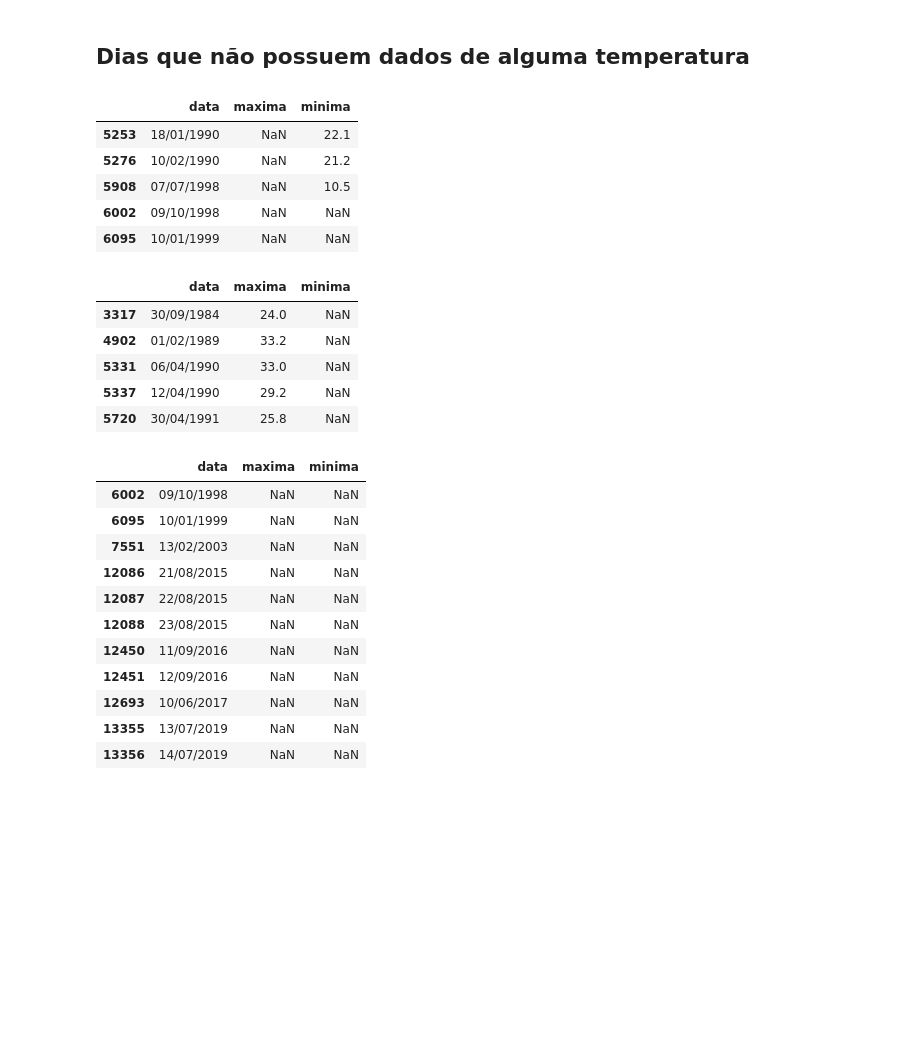
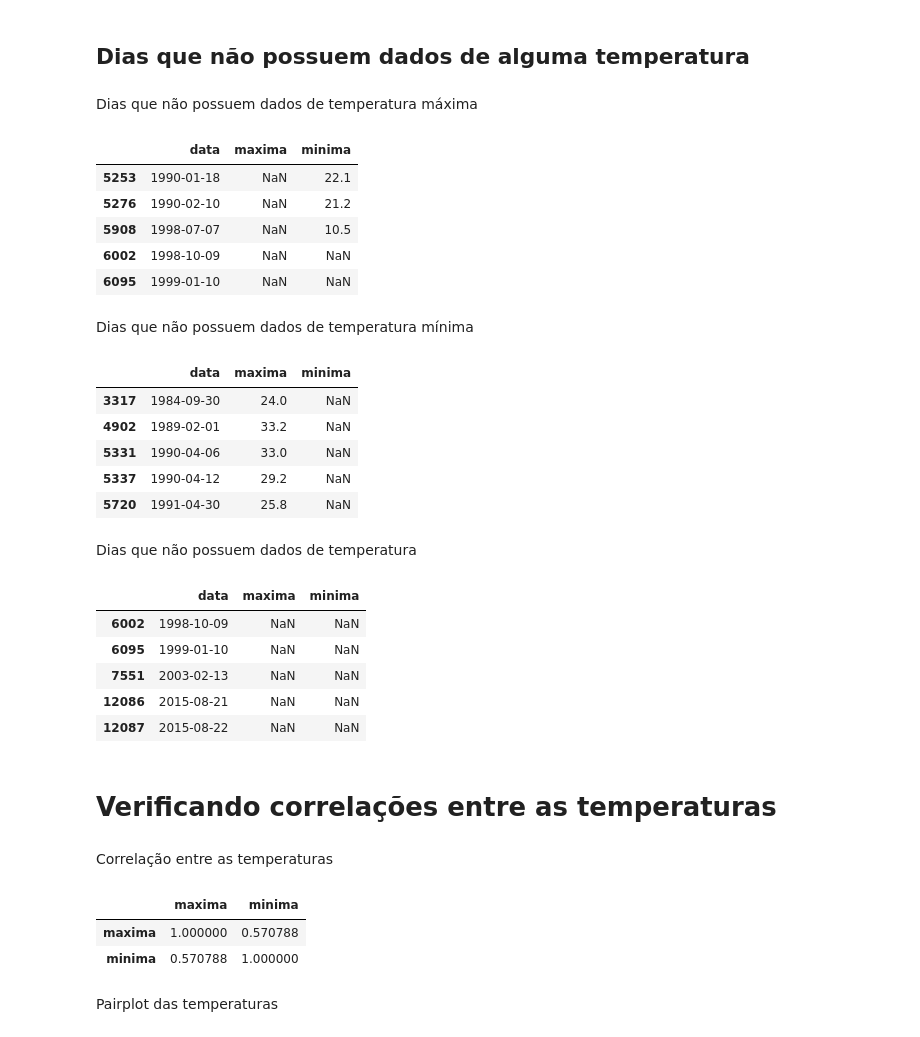
Before and after one commit to guibedin/python-inmet, a Jupyter notebook: informacoes.ipynb, the cells around one changed output. Saved outputs shown, nothing was run; the diff lists cells and outputs as text; code cells hidden in the pictures; blank space fills up the shorter version.

Commit message:
Primeiros graficos e incluindo estacoes do ano para cada data

```diff
--- a/informacoes.ipynb
+++ b/informacoes.ipynb
@@ -27,0 +34,3 @@ inmet.head(10)
+# %%
+inmet["Data"] = pd.to_datetime(inmet["Data"], dayfirst=True, format="%d/%m/%Y")
+inmet.head(10)
@@ -101,42 +128,51 @@ media_minima
 16.26
 # %% [markdown]
 ## Dias que não possuem dados de alguma temperatura
+# %% [markdown]
+Dias que não possuem dados de temperatura máxima
 # %%
-# Dias que não possuem dados de temperatura máxima
 dias_sem_maxima = temperatura.query("@temperatura.maxima.isnull()")
 dias_sem_maxima.head()
 # %% [output]
 |  | data | maxima | minima |
-| 5253 | 18/01/1990 | NaN | 22.1 |
-| 5276 | 10/02/1990 | NaN | 21.2 |
-| 5908 | 07/07/1998 | NaN | 10.5 |
-| 6002 | 09/10/1998 | NaN | NaN |
-| 6095 | 10/01/1999 | NaN | NaN |
+| 5253 | 1990-01-18 | NaN | 22.1 |
+| 5276 | 1990-02-10 | NaN | 21.2 |
+| 5908 | 1998-07-07 | NaN | 10.5 |
+| 6002 | 1998-10-09 | NaN | NaN |
+| 6095 | 1999-01-10 | NaN | NaN |
+# %% [markdown]
+Dias que não possuem dados de temperatura mínima
 # %%
-# Dias que não possuem dados de temperatura mínima
 dias_sem_minima = temperatura.query("@temperatura.minima.isnull()")
 dias_sem_minima.head()
 # %% [output]
 |  | data | maxima | minima |
-| 3317 | 30/09/1984 | 24.0 | NaN |
-| 4902 | 01/02/1989 | 33.2 | NaN |
-| 5331 | 06/04/1990 | 33.0 | NaN |
-| 5337 | 12/04/1990 | 29.2 | NaN |
-| 5720 | 30/04/1991 | 25.8 | NaN |
+| 3317 | 1984-09-30 | 24.0 | NaN |
+| 4902 | 1989-02-01 | 33.2 | NaN |
+| 5331 | 1990-04-06 | 33.0 | NaN |
+| 5337 | 1990-04-12 | 29.2 | NaN |
+| 5720 | 1991-04-30 | 25.8 | NaN |
+# %% [markdown]
+Dias que não possuem dados de temperatura
 # %%
-# Dias que não possuem dados de temperatura
 dias_sem_temperatura = temperatura.query("@temperatura.maxima.isnull() and @temperatura.minima.isnull()")
-dias_sem_temperatura
+dias_sem_temperatura.head()
 # %% [output]
 |  | data | maxima | minima |
-| 6002 | 09/10/1998 | NaN | NaN |
-| 6095 | 10/01/1999 | NaN | NaN |
-| 7551 | 13/02/2003 | NaN | NaN |
-| 12086 | 21/08/2015 | NaN | NaN |
-| 12087 | 22/08/2015 | NaN | NaN |
-| 12088 | 23/08/2015 | NaN | NaN |
-| 12450 | 11/09/2016 | NaN | NaN |
-| 12451 | 12/09/2016 | NaN | NaN |
-| 12693 | 10/06/2017 | NaN | NaN |
-| 13355 | 13/07/2019 | NaN | NaN |
-| 13356 | 14/07/2019 | NaN | NaN |
+| 6002 | 1998-10-09 | NaN | NaN |
+| 6095 | 1999-01-10 | NaN | NaN |
+| 7551 | 2003-02-13 | NaN | NaN |
+| 12086 | 2015-08-21 | NaN | NaN |
+| 12087 | 2015-08-22 | NaN | NaN |
+# %% [markdown]
+# Verificando correlações entre as temperaturas
+# %% [markdown]
+Correlação entre as temperaturas
+# %%
+temperatura.corr()
+# %% [output]
+|  | maxima | minima |
+| maxima | 1.000000 | 0.570788 |
+| minima | 0.570788 | 1.000000 |
+# %% [markdown]
+Pairplot das temperaturas
```
Also changed, not shown: parts of 32 cells of this notebook, 2 other files.
